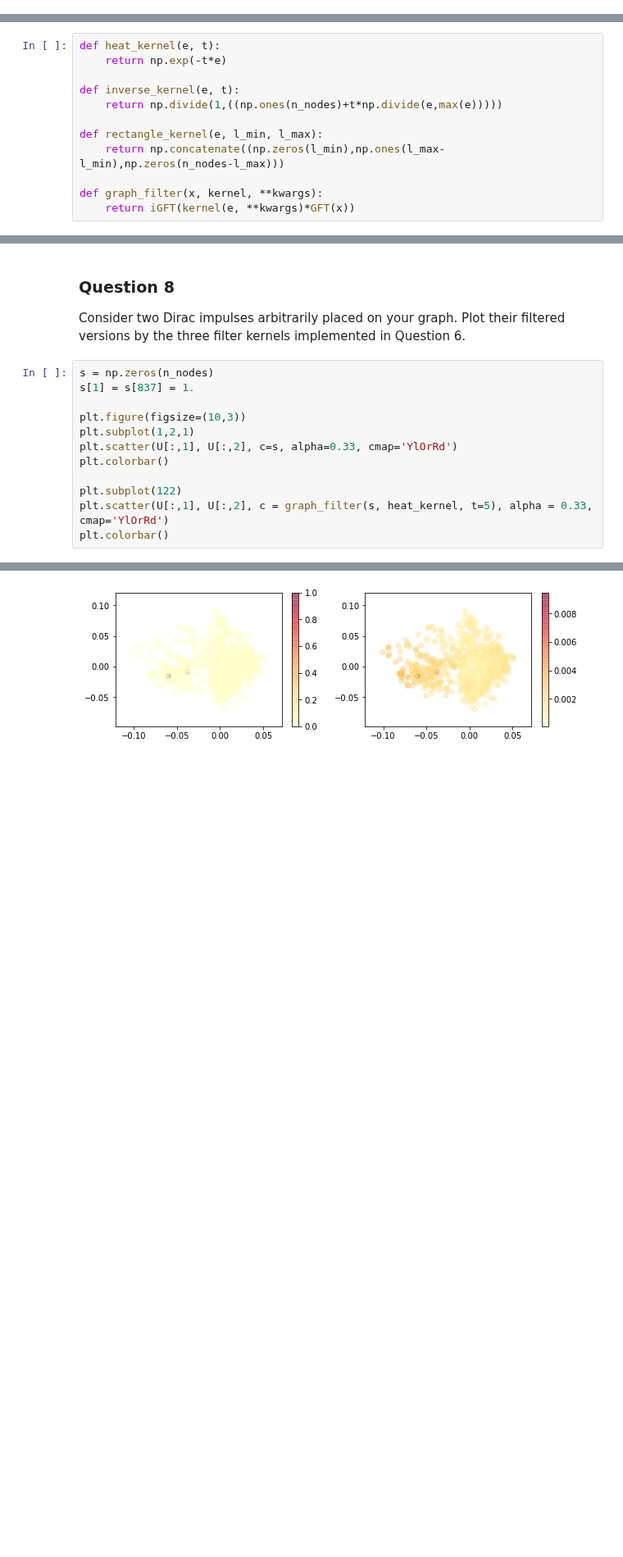
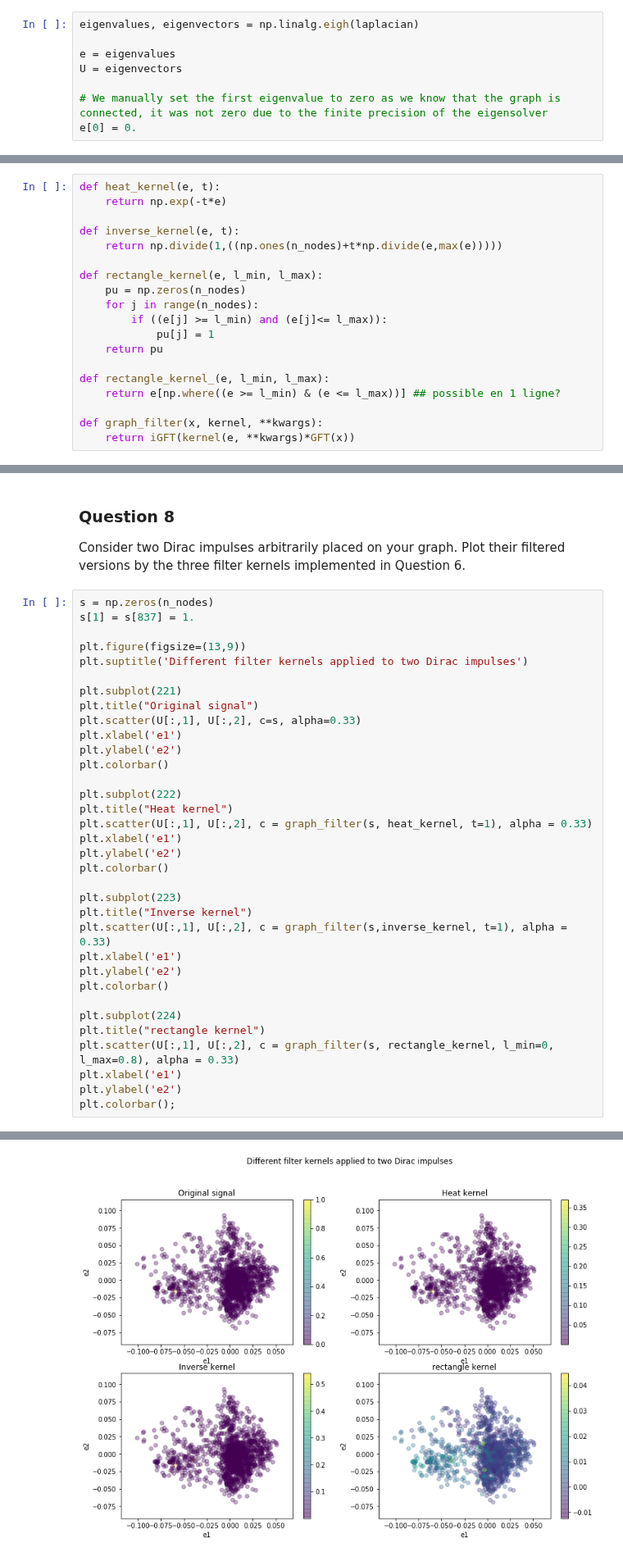
Before and after one commit to vndk36/Project_ntds2018, a Jupyter notebook: Milestone_4/v_09_12_HUGO.ipynb, the cells around one changed output, grey strips where cells are left out. Shown at 82% size. Saved outputs shown, nothing was run; the diff lists cells and outputs as text; blank space fills up the shorter version.

```diff
--- a/Milestone_4/v_09_12_HUGO.ipynb
+++ b/Milestone_4/v_09_12_HUGO.ipynb
@@ -142,3 +138,11 @@ U = eigenvectors
+# %%
+eigenvalues, eigenvectors = np.linalg.eigh(laplacian)
+
+e = eigenvalues
+U = eigenvectors
+
+# We manually set the first eigenvalue to zero as we know that the graph is connected, it was not zero due to the finite precision of the eigensolver
+e[0] = 0.
 # %% [markdown]
 Plot the first 3 and the last Fourier basis vectors as signals on your graph. Clearly indicate which plot belongs to which basis vector.
 # %%
@@ -245,7 +251,14 @@ def inverse_kernel(e, t):
     return np.divide(1,((np.ones(n_nodes)+t*np.divide(e,max(e)))))
 
 def rectangle_kernel(e, l_min, l_max):
-    return np.concatenate((np.zeros(l_min),np.ones(l_max-l_min),np.zeros(n_nodes-l_max)))
+    pu = np.zeros(n_nodes)
+    for j in range(n_nodes):
+        if ((e[j] >= l_min) and (e[j]<= l_max)):
+            pu[j] = 1
+    return pu
+
+def rectangle_kernel_(e, l_min, l_max):
+    return e[np.where((e >= l_min) & (e <= l_max))] ## possible en 1 ligne?
 
 def graph_filter(x, kernel, **kwargs):
     return iGFT(kernel(e, **kwargs)*GFT(x))
@@ -274,12 +291,34 @@ Consider two Dirac impulses arbitrarily placed on your graph. Plot their filtere
 s = np.zeros(n_nodes)
 s[1] = s[837] = 1.
 
-plt.figure(figsize=(10,3))
-plt.subplot(1,2,1)
-plt.scatter(U[:,1], U[:,2], c=s, alpha=0.33, cmap='YlOrRd')
+plt.figure(figsize=(13,9))
+plt.suptitle('Different filter kernels applied to two Dirac impulses')
+
+plt.subplot(221)
+plt.title("Original signal")
+plt.scatter(U[:,1], U[:,2], c=s, alpha=0.33)
+plt.xlabel('e1')
+plt.ylabel('e2')
 plt.colorbar()
 
-plt.subplot(122)
-plt.scatter(U[:,1], U[:,2], c = graph_filter(s, heat_kernel, t=5), alpha = 0.33, cmap='YlOrRd')
+plt.subplot(222)
+plt.title("Heat kernel")
+plt.scatter(U[:,1], U[:,2], c = graph_filter(s, heat_kernel, t=1), alpha = 0.33)
+plt.xlabel('e1')
+plt.ylabel('e2')
 plt.colorbar()
+
+plt.subplot(223)
+plt.title("Inverse kernel")
+plt.scatter(U[:,1], U[:,2], c = graph_filter(s,inverse_kernel, t=1), alpha = 0.33)
+plt.xlabel('e1')
+plt.ylabel('e2')
+plt.colorbar()
+
+plt.subplot(224)
+plt.title("rectangle kernel")
+plt.scatter(U[:,1], U[:,2], c = graph_filter(s, rectangle_kernel, l_min=0, l_max=0.8), alpha = 0.33)
+plt.xlabel('e1')
+plt.ylabel('e2')
+plt.colorbar();
 # %% [output]
@@ -287,4 +325,4 @@ plt.colorbar()
-[figure, old version]
+[figure, new version]
 # %% [markdown]
 Comment on the "diffusion" of the Diracs induced by the filters. What does it say about the "communication" of information across your network? Relate that to the network connectivity measures that you analyzed during the previous milestones.
 # %% [markdown]
```
Also changed, not shown: parts of 34 cells of this notebook.
